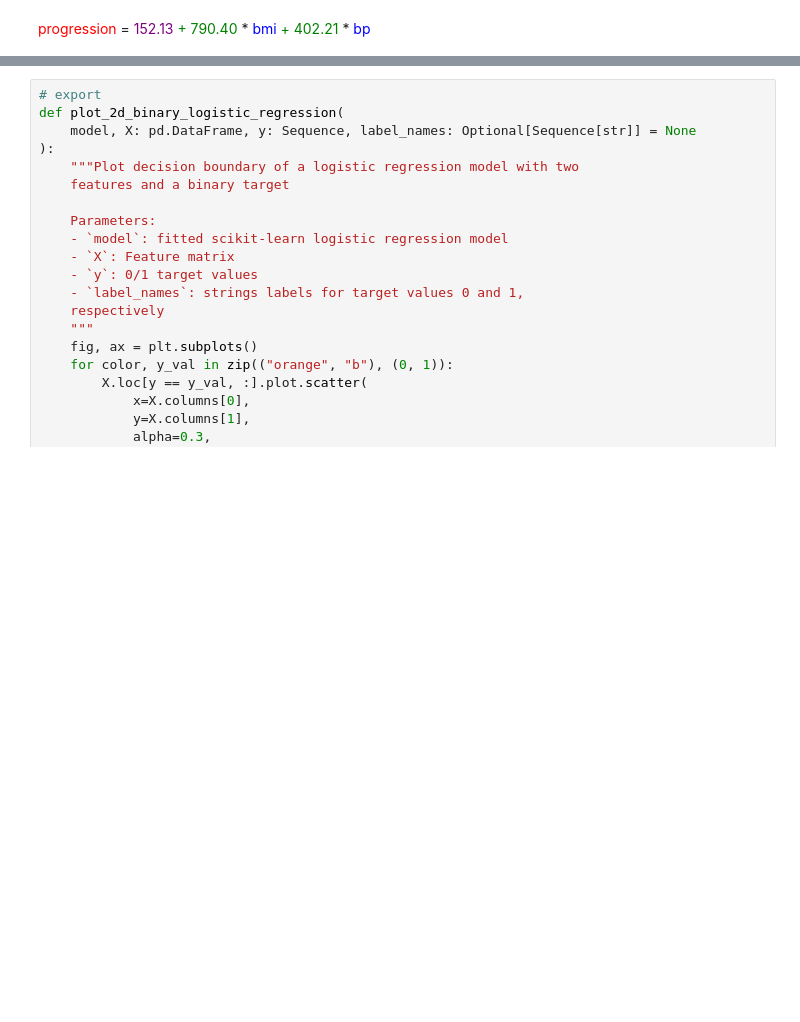
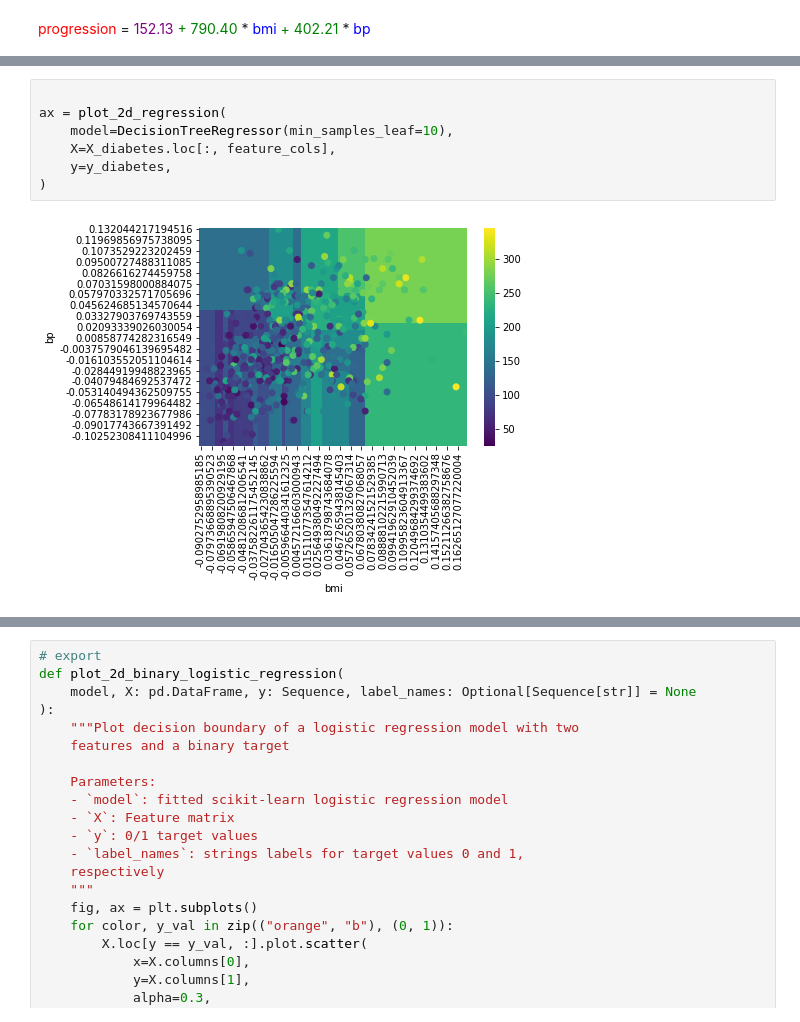
Before and after one commit to gsganden/model_inspector, a Jupyter notebook: 00_inspect.ipynb, the cells around one changed output, grey strips where cells are left out. Drawn from its saved outputs; the diff is of its cells as text; blank space fills up the shorter version.

```diff
--- a/00_inspect.ipynb
+++ b/00_inspect.ipynb
@@ -194,0 +194,9 @@ ax.get_figure().set_size_inches((8, 6))
+# %%
+
+ax = plot_2d_regression(
+    model=DecisionTreeRegressor(min_samples_leaf=10),
+    X=X_diabetes.loc[:, feature_cols],
+    y=y_diabetes,
+)
+# %% [output]
+[figure, added]
```
Also changed, not shown: parts of 4 cells of this notebook, 5 other files.
